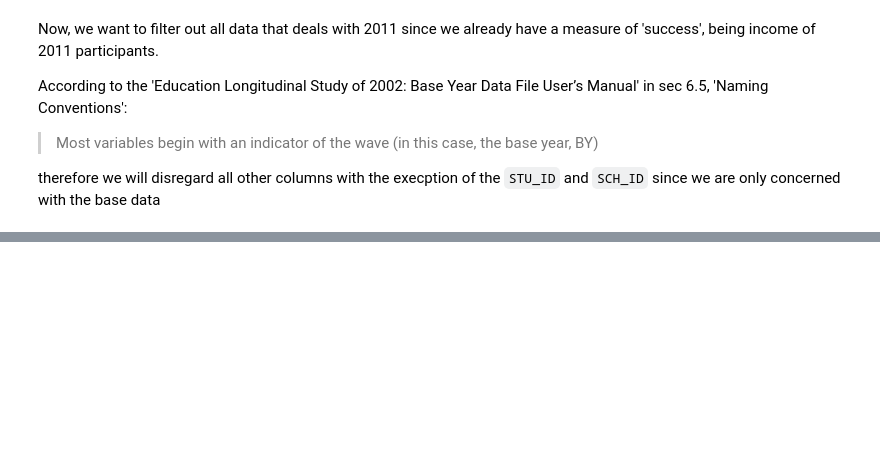
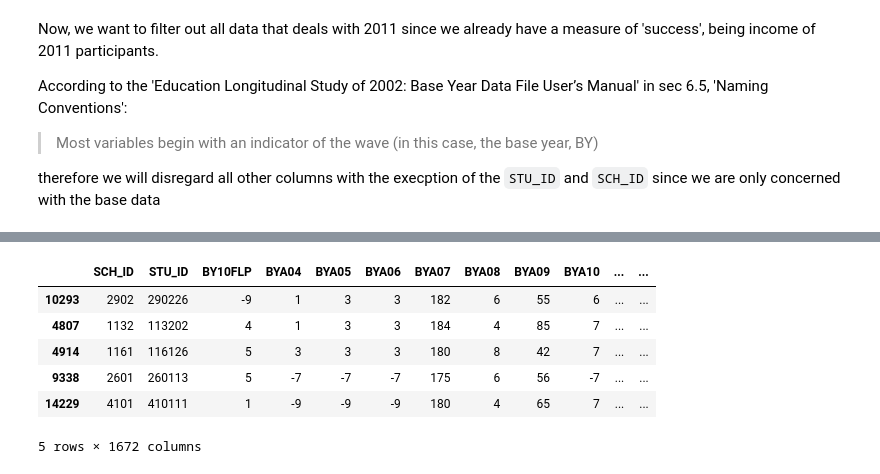
Before and after one commit to collinarnett/accenture-challenge-patriothacks-2018, a Jupyter notebook: accenturehack.ipynb, the cells around one changed output, grey strips where cells are left out. Cells and saved outputs as stored; diff of their text form; code cells hidden in the pictures; blank space fills up the shorter version.

```diff
--- a/accenturehack.ipynb
+++ b/accenturehack.ipynb
@@ -197,0 +200,10 @@ NameError: name 'display_all' is not defined
+# %%
+test.head()
+# %% [output]
+|  | SCH_ID | STU_ID | BY10FLP | BYA04 | BYA05 | BYA06 | BYA07 | BYA08 | BYA09 | BYA10 | ... | ... |
+| 10293 | 2902 | 290226 | -9 | 1 | 3 | 3 | 182 | 6 | 55 | 6 | ... | ... |
+| 4807 | 1132 | 113202 | 4 | 1 | 3 | 3 | 184 | 4 | 85 | 7 | ... | ... |
+| 4914 | 1161 | 116126 | 5 | 3 | 3 | 3 | 180 | 8 | 42 | 7 | ... | ... |
+| 9338 | 2601 | 260113 | 5 | -7 | -7 | -7 | 175 | 6 | 56 | -7 | ... | ... |
+| 14229 | 4101 | 410111 | 1 | -9 | -9 | -9 | 180 | 4 | 65 | 7 | ... | ... |
+5 rows × 1672 columns
```
Also changed, not shown: parts of 7 cells of this notebook.
